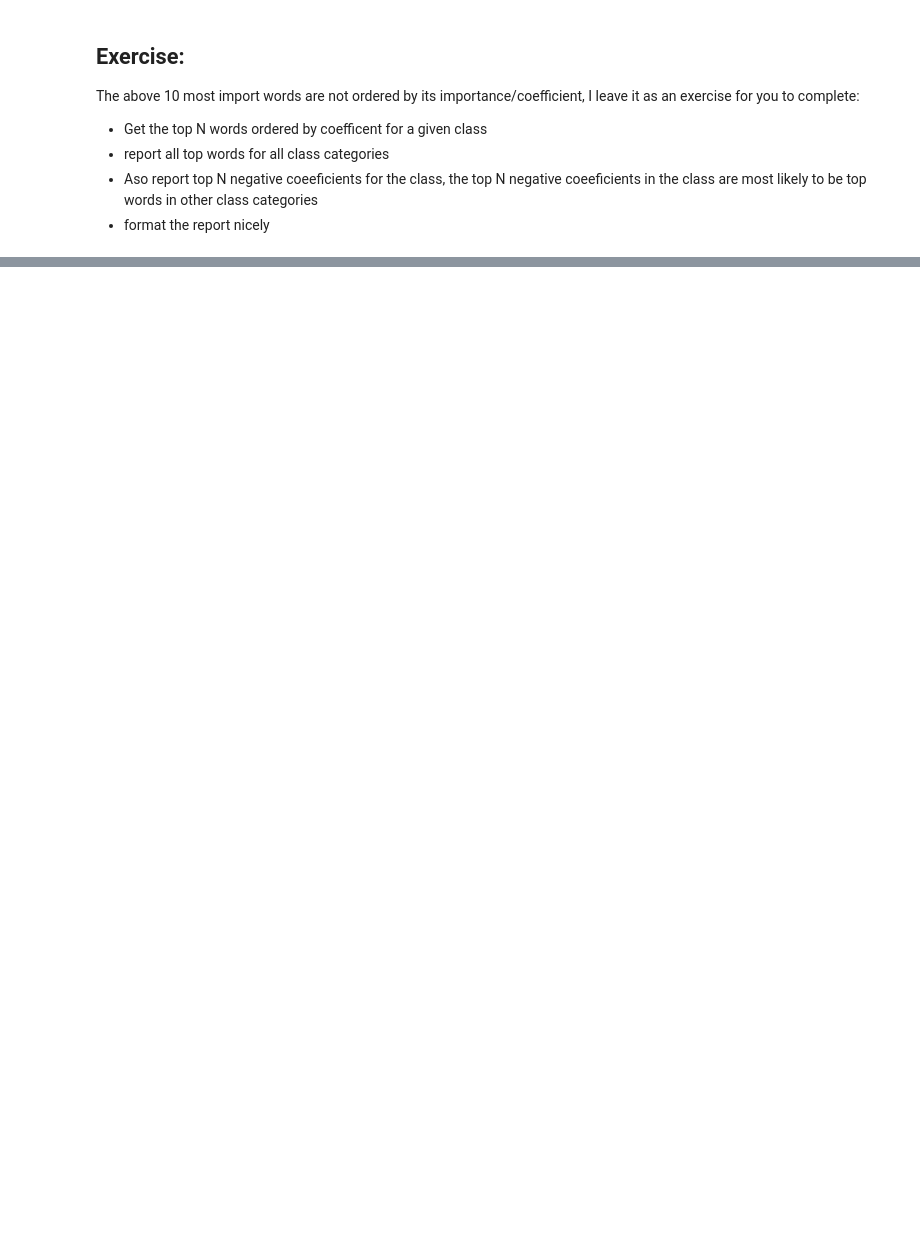
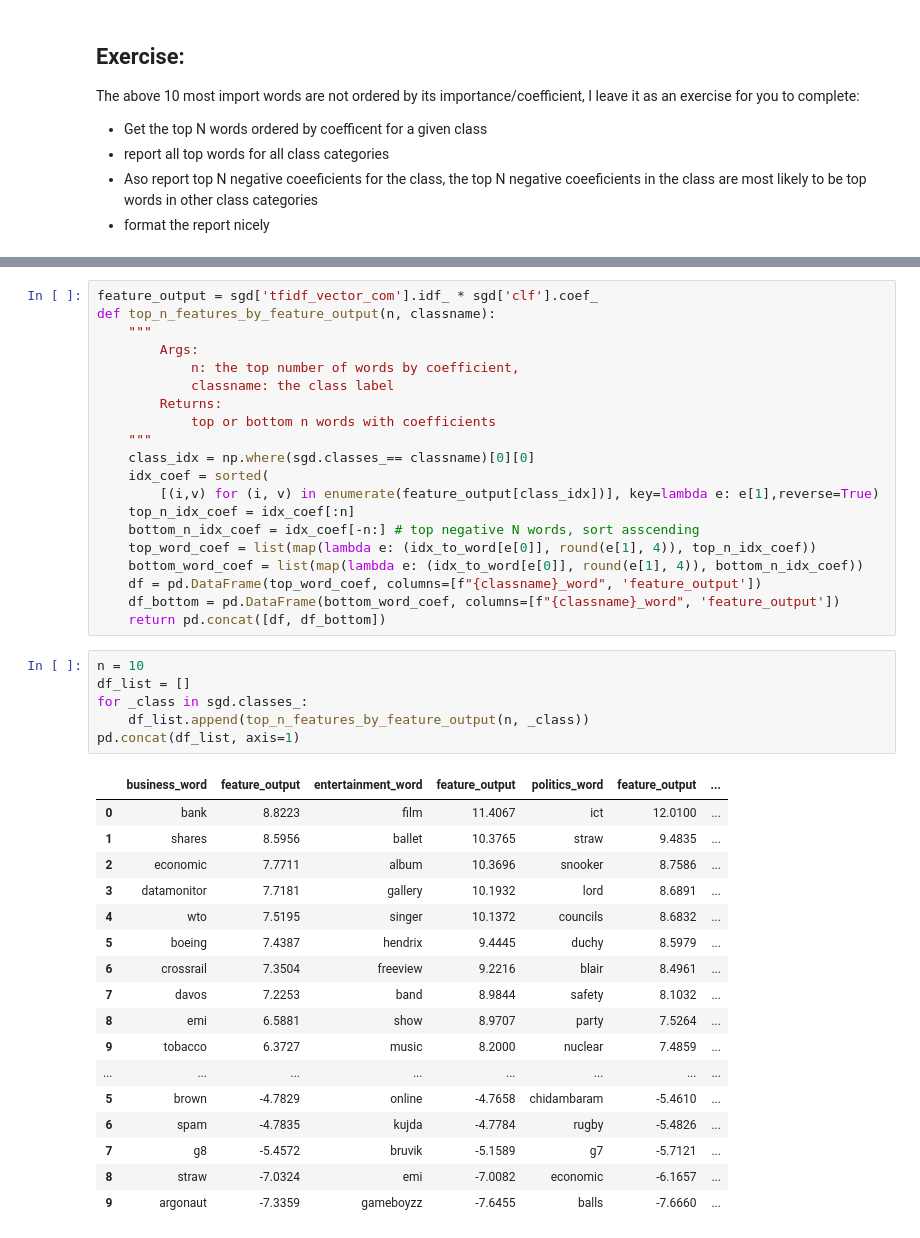
Before and after one commit to donglinchen/data_science_exercise, a Jupyter notebook: text-classification.ipynb, the cells around one changed output, grey strips where cells are left out. Saved outputs shown, nothing was run; the diff lists cells and outputs as text; blank space fills up the shorter version.

```diff
--- a/text-classification.ipynb
+++ b/text-classification.ipynb
@@ -147,0 +214,44 @@ The above 10 most import words are not ordered by its importance/coefficient, I
+# %%
+feature_output = sgd['tfidf_vector_com'].idf_ * sgd['clf'].coef_
+def top_n_features_by_feature_output(n, classname):
+    """
+        Args:
+            n: the top number of words by coefficient,
+            classname: the class label
+        Returns:
+            top or bottom n words with coefficients
+    """
+    class_idx = np.where(sgd.classes_== classname)[0][0]
+    idx_coef = sorted(
+        [(i,v) for (i, v) in enumerate(feature_output[class_idx])], key=lambda e: e[1],reverse=True)
+    top_n_idx_coef = idx_coef[:n]
+    bottom_n_idx_coef = idx_coef[-n:] # top negative N words, sort asscending
+    top_word_coef = list(map(lambda e: (idx_to_word[e[0]], round(e[1], 4)), top_n_idx_coef))
+    bottom_word_coef = list(map(lambda e: (idx_to_word[e[0]], round(e[1], 4)), bottom_n_idx_coef))
+    df = pd.DataFrame(top_word_coef, columns=[f"{classname}_word", 'feature_output'])
+    df_bottom = pd.DataFrame(bottom_word_coef, columns=[f"{classname}_word", 'feature_output'])
+    return pd.concat([df, df_bottom])
+# %%
+n = 10
+df_list = []
+for _class in sgd.classes_:
+    df_list.append(top_n_features_by_feature_output(n, _class))
+pd.concat(df_list, axis=1)
+# %% [output]
+|  | business_word | feature_output | entertainment_word | feature_output | politics_word | feature_output | ... |
+| 0 | bank | 8.8223 | film | 11.4067 | ict | 12.0100 | ... |
+| 1 | shares | 8.5956 | ballet | 10.3765 | straw | 9.4835 | ... |
+| 2 | economic | 7.7711 | album | 10.3696 | snooker | 8.7586 | ... |
+| 3 | datamonitor | 7.7181 | gallery | 10.1932 | lord | 8.6891 | ... |
+| 4 | wto | 7.5195 | singer | 10.1372 | councils | 8.6832 | ... |
+| 5 | boeing | 7.4387 | hendrix | 9.4445 | duchy | 8.5979 | ... |
+| 6 | crossrail | 7.3504 | freeview | 9.2216 | blair | 8.4961 | ... |
+| 7 | davos | 7.2253 | band | 8.9844 | safety | 8.1032 | ... |
+| 8 | emi | 6.5881 | show | 8.9707 | party | 7.5264 | ... |
+| 9 | tobacco | 6.3727 | music | 8.2000 | nuclear | 7.4859 | ... |
+| ... | ... | ... | ... | ... | ... | ... | ... |
+| 5 | brown | -4.7829 | online | -4.7658 | chidambaram | -5.4610 | ... |
+| 6 | spam | -4.7835 | kujda | -4.7784 | rugby | -5.4826 | ... |
+| 7 | g8 | -5.4572 | bruvik | -5.1589 | g7 | -5.7121 | ... |
+| 8 | straw | -7.0324 | emi | -7.0082 | economic | -6.1657 | ... |
+| 9 | argonaut | -7.3359 | gameboyzz | -7.6455 | balls | -7.6660 | ... |
```
Also changed, not shown: parts of 22 cells of this notebook.
